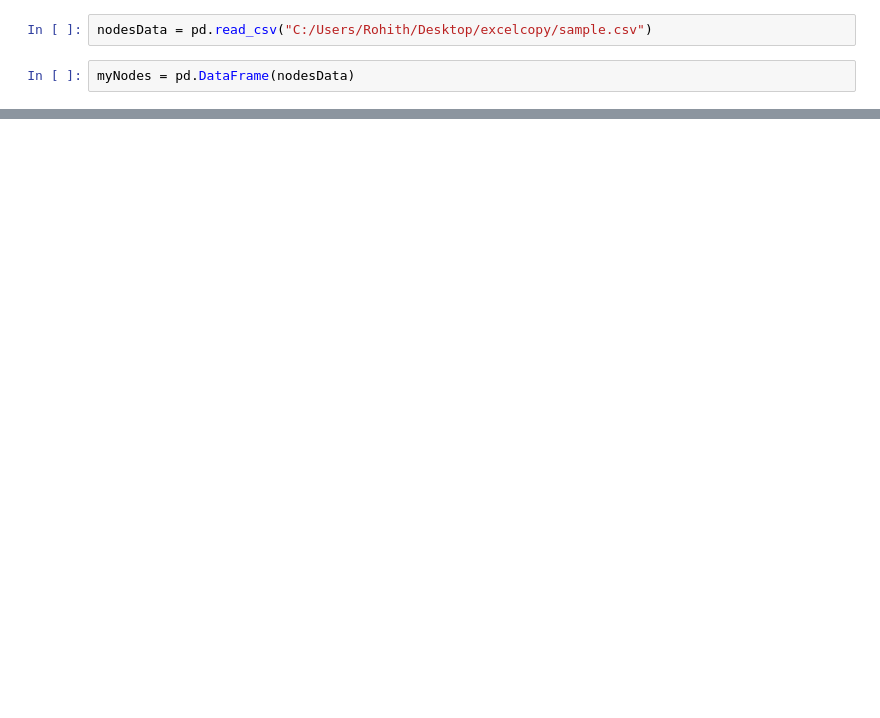
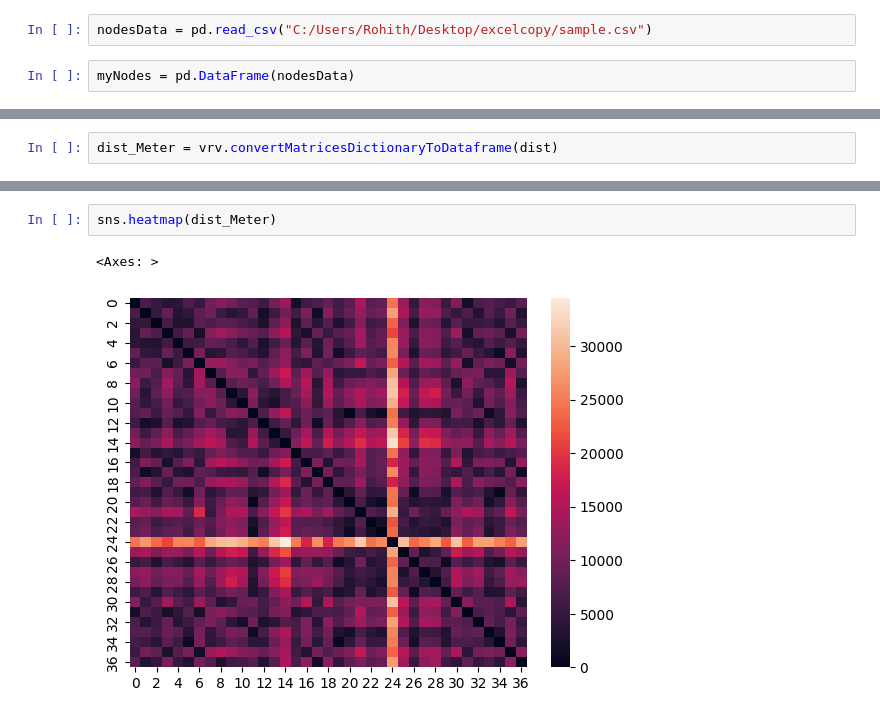
Before and after one commit to rohit-s-s/kmeans, a Jupyter notebook: Collection_Points.ipynb, the cells around one changed output, grey strips where cells are left out. Drawn from its saved outputs; the diff is of its cells as text; blank space fills up the shorter version.

```diff
--- a/Collection_Points.ipynb
+++ b/Collection_Points.ipynb
@@ -12,0 +24,2 @@ vrv.createLeaflet(nodes     = myNodes)
+# %%
+dist_Meter = vrv.convertMatricesDictionaryToDataframe(dist)
@@ -12,0 +47,5 @@ vrv.createLeaflet(nodes     = myNodes)
+# %%
+sns.heatmap(dist_Meter)
+# %% [output]
+<Axes: >
+[figure, added]
```
Also changed, not shown: parts of 4 cells of this notebook.
